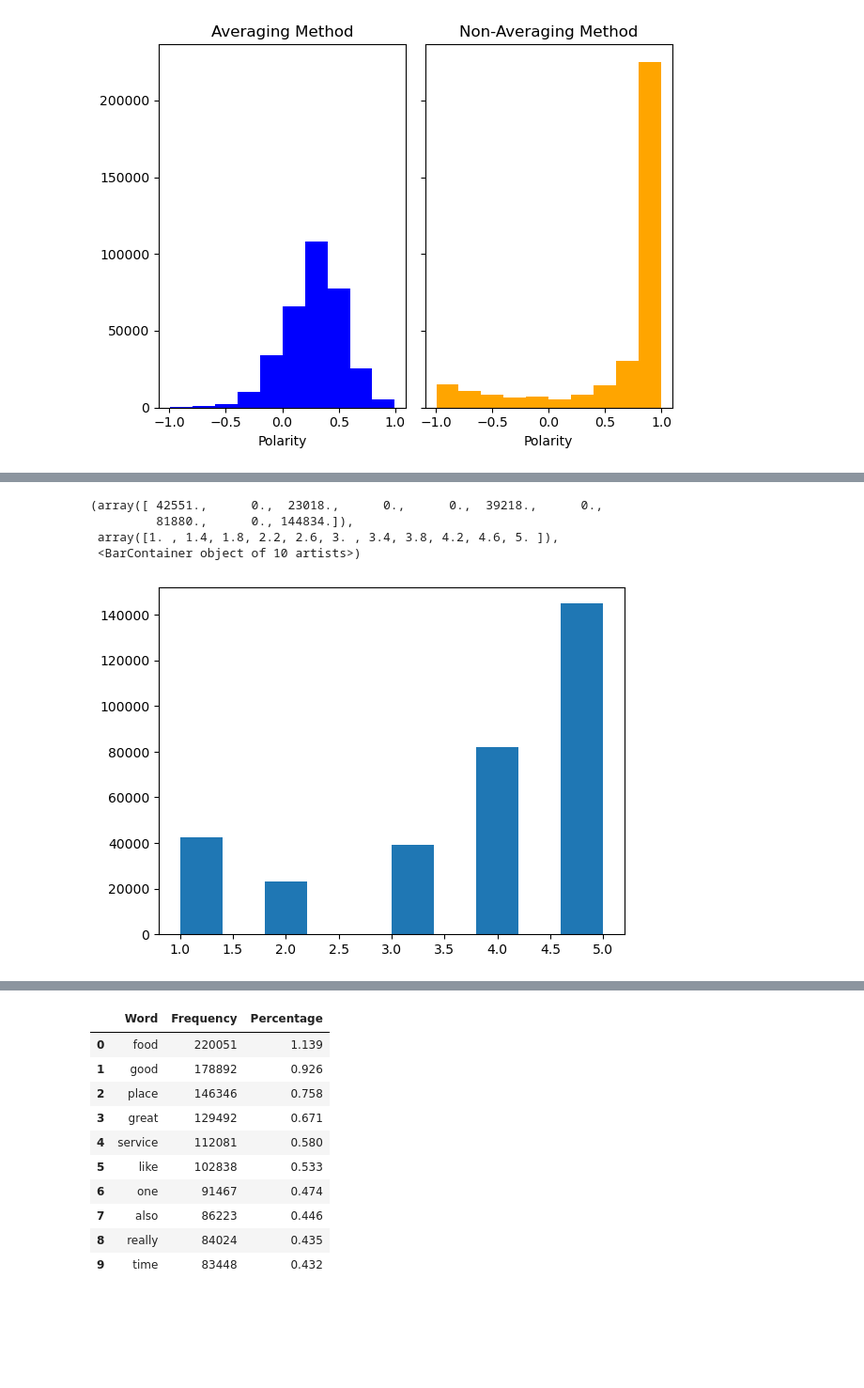
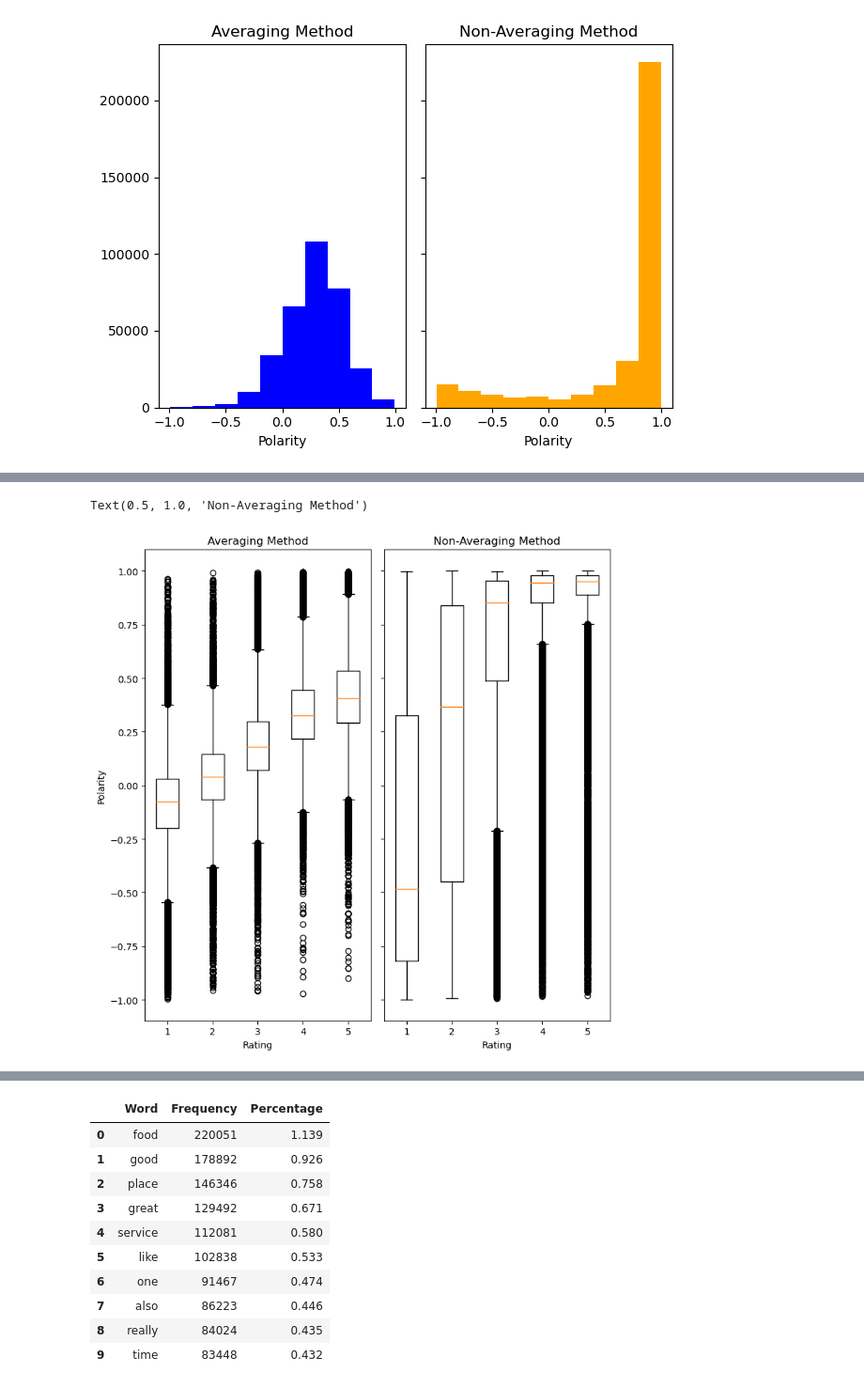
Before and after one commit to mabdullah-nyu/DSGA-1007-Project, a Jupyter notebook: analysis.ipynb, the cells around one changed output, grey strips where cells are left out. Shown at 94% size. Cells and saved outputs as stored; diff of their text form; code cells hidden in the pictures; blank space fills up the shorter version.

```diff
--- a/analysis.ipynb
+++ b/analysis.ipynb
@@ -657,8 +628,24 @@ plt.hist(df['polarity_total'])
-# %%
-plt.hist(df['rating'])
-# %% [output]
-(array([ 42551.,      0.,  23018.,      0.,      0.,  39218.,      0.,
-         81880.,      0., 144834.]),
- array([1. , 1.4, 1.8, 2.2, 2.6, 3. , 3.4, 3.8, 4.2, 4.6, 5. ]),
- <BarContainer object of 10 artists>)
-[figure, removed]
+# %%
+# See boxplots of polarity on the data
+fig, ax = plt.subplots(figsize=(8, 8), nrows=1, ncols=2, sharey=True, tight_layout=True)
+
+# Get the data by rating
+rating_data_avg = [df[df['rating'] == x]['polarity'] for x in range(1, int(df['rating'].max() + 1))]
+rating_data_nonavg = [df[df['rating'] == x]['polarity_total'] for x in range(1, int(df['rating'].max() + 1))]
+
+# We want a boxplot of polarity
+ax[0].boxplot(rating_data_avg)
+ax[1].boxplot(rating_data_nonavg)
+
+# Subset polarity by ratings
+ax[0].set_xticks([x + 1 for x in range(len(rating_data_avg))], labels=[str(x+1) for x in range(len(rating_data_avg))])
+ax[0].set_xlabel('Rating')
+ax[0].set_ylabel('Polarity')
+ax[0].set_title('Averaging Method')
+
+ax[1].set_xticks([x + 1 for x in range(len(rating_data_nonavg))], labels=[str(x+1) for x in range(len(rating_data_nonavg))])
+ax[1].set_xlabel('Rating')
+ax[1].set_title('Non-Averaging Method')
+# %% [output]
+Text(0.5, 1.0, 'Non-Averaging Method')
+[figure, added]
```
Also changed, not shown: parts of 22 cells of this notebook.
